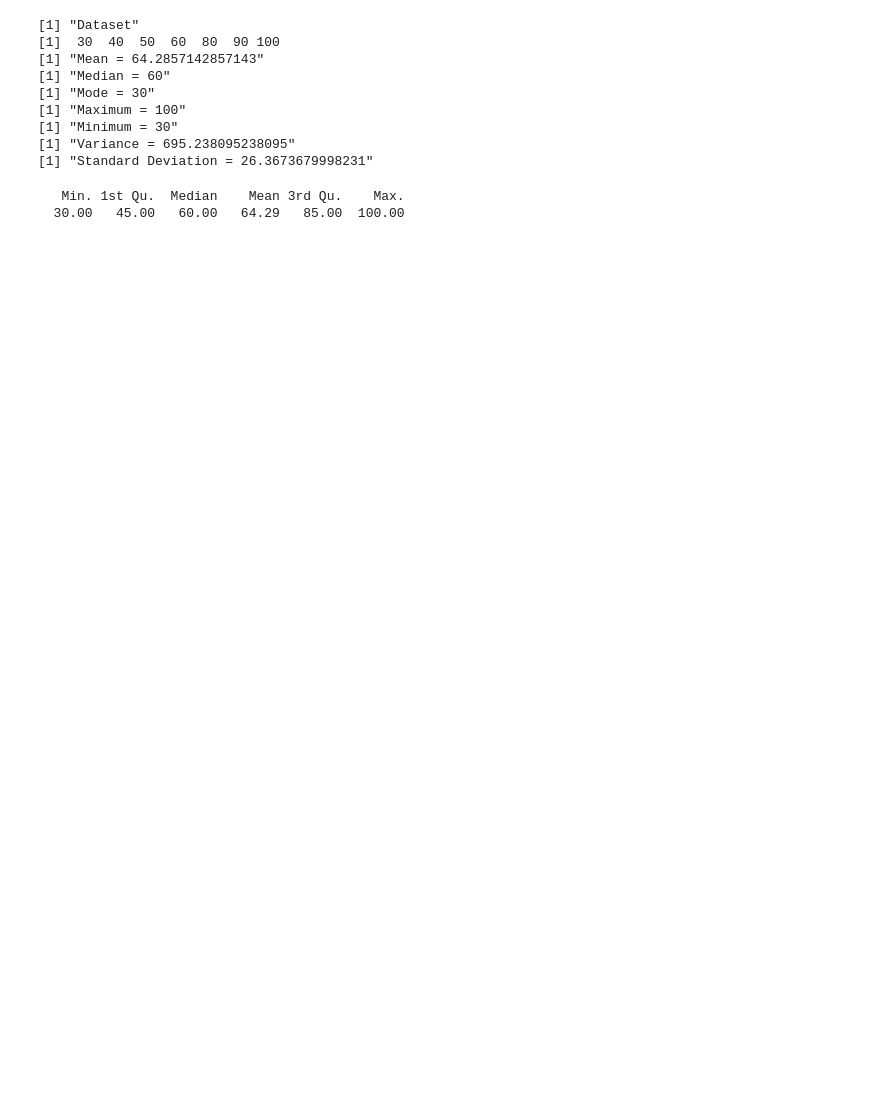
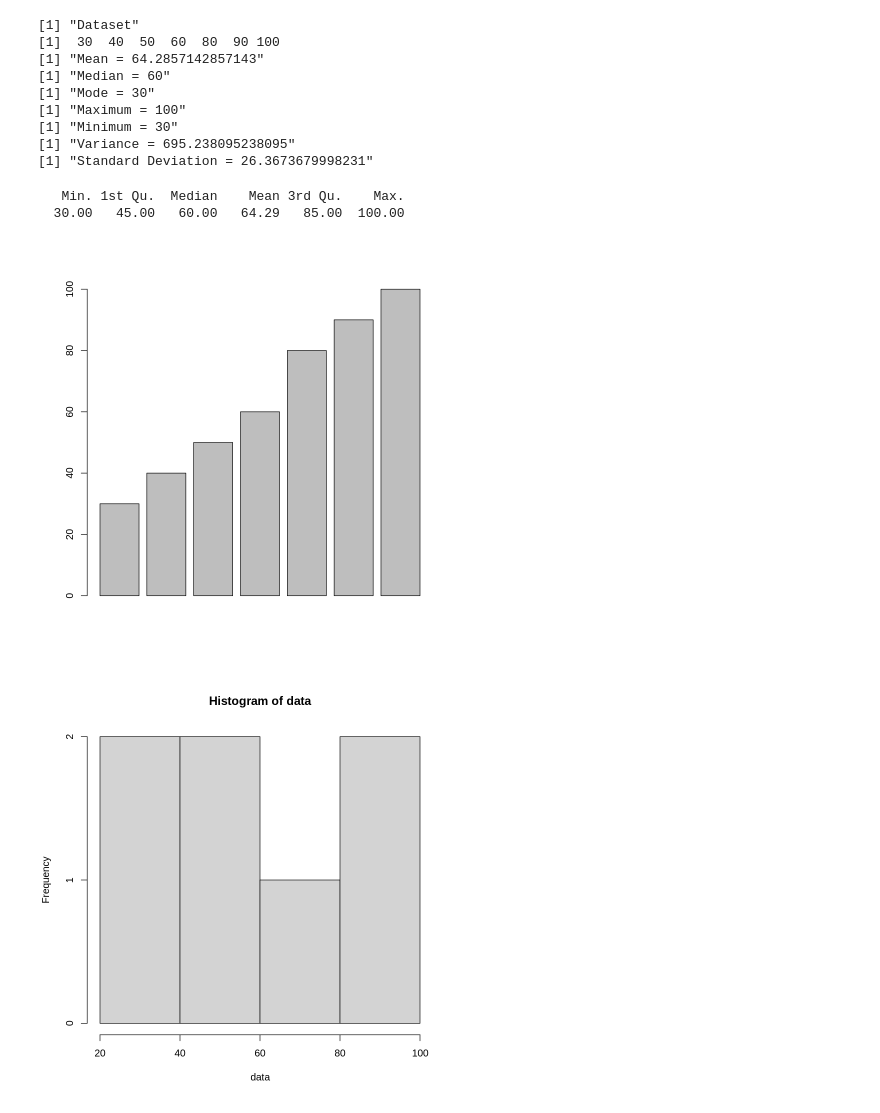
Before and after one commit to Akhila06-123/Data-Analytics, a Jupyter notebook: R_prog.ipynb, the cells around one changed output. Saved outputs shown, nothing was run; the diff lists cells and outputs as text; code cells hidden in the pictures; blank space fills up the shorter version.

```diff
--- a/R_prog.ipynb
+++ b/R_prog.ipynb
@@ -7,30 +7,35 @@ print(data)
 mean_value <- mean(data)
 print(paste("Mean =", mean_value))
 median_value <- median(data)
 print(paste("Median =", median_value))
 mode_function <- function(x) {
   uniq_values <- unique(x)
   uniq_values[which.max(tabulate(match(x, uniq_values)))]}
 mode_value <- mode_function(data)
 print(paste("Mode =", mode_value))
 max_value <- max(data)
 print(paste("Maximum =", max_value))
 min_value <- min(data)
 print(paste("Minimum =", min_value))
 variance_value <- var(data)
 print(paste("Variance =", variance_value))
 sd_value <- sd(data)
 print(paste("Standard Deviation =", sd_value))
 summary(data)
+barplot(data)
+hist(data)
+pie(data)
 # %% [output]
 [1] "Dataset"
 [1]  30  40  50  60  80  90 100
 [1] "Mean = 64.2857142857143"
 [1] "Median = 60"
 [1] "Mode = 30"
 [1] "Maximum = 100"
 [1] "Minimum = 30"
 [1] "Variance = 695.238095238095"
 [1] "Standard Deviation = 26.3673679998231"
    Min. 1st Qu.  Median    Mean 3rd Qu.    Max.
   30.00   45.00   60.00   64.29   85.00  100.00
+[figure, added]
+[figure, added]
```
Also changed, not shown: parts of 1 cell of this notebook.
